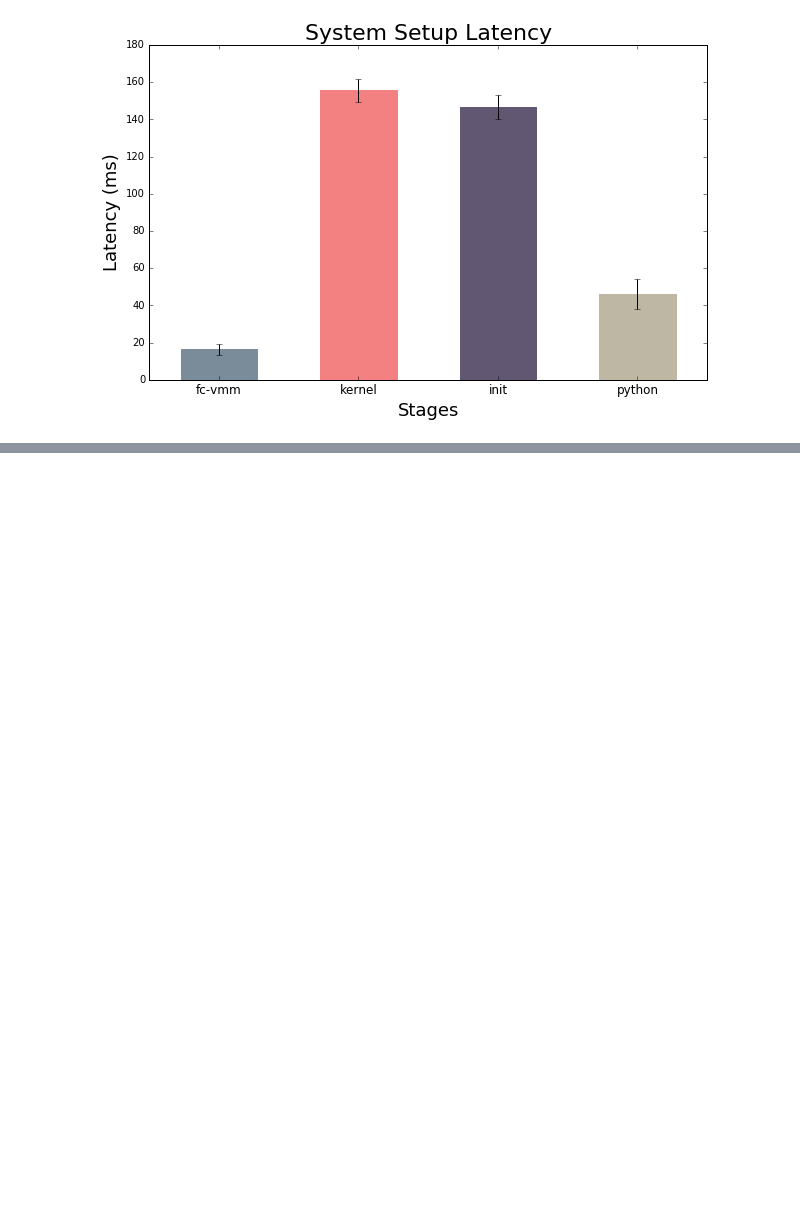
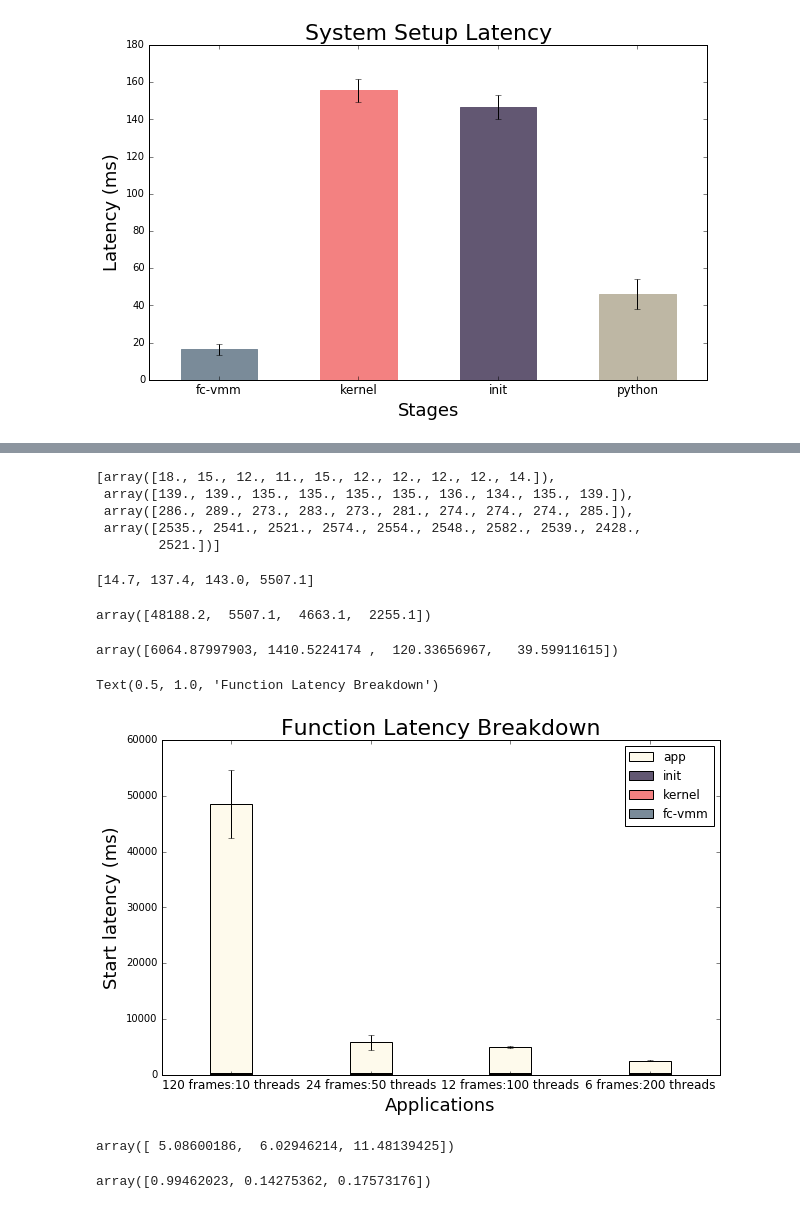
Before and after one commit to princeton-sns/firecracker-tools, a Jupyter notebook: measurements/workload_latency_analysis.ipynb, the cells around one changed output, grey strips where cells are left out. Cells and saved outputs as stored; diff of their text form; code cells hidden in the pictures; blank space fills up the shorter version.

```diff
--- a/measurements/workload_latency_analysis.ipynb
+++ b/measurements/workload_latency_analysis.ipynb
@@ -149,0 +202,8 @@ plt.show()
+# %%
+xc6f
+# %% [output]
+[array([18., 15., 12., 11., 15., 12., 12., 12., 12., 14.]),
+ array([139., 139., 135., 135., 135., 135., 136., 134., 135., 139.]),
+ array([286., 289., 273., 283., 273., 281., 274., 274., 274., 285.]),
+ array([2535., 2541., 2521., 2574., 2554., 2548., 2582., 2539., 2428.,
+        2521.])]
@@ -149,0 +215,48 @@ plt.show()
+# %%
+xc6f = preprocess_l(xc6f)
+xc12f = preprocess_l(xc12f)
+xc24f = preprocess_l(xc24f)
+xc120f = preprocess_l(xc120f)
+# %%
+xc6f_avg = list(map(np.mean, xc6f))
+xc12f_avg = list(map(np.mean, xc12f))
+xc24f_avg = list(map(np.mean, xc24f))
+xc120f_avg = list(map(np.mean, xc120f))
+xc24f_avg
+# %% [output]
+[14.7, 137.4, 143.0, 5507.1]
+# %%
+xc_fcavg = np.array([xc120f_avg[0], xc24f_avg[0], xc12f_avg[0], xc6f_avg[0] ])
+xc_kavg = np.array([xc120f_avg[1], xc24f_avg[1], xc12f_avg[1], xc6f_avg[1] ])
+xc_iavg = np.array([xc120f_avg[2], xc24f_avg[2], xc12f_avg[2], xc6f_avg[2] ])
+xc_aavg = np.array([xc120f_avg[3], xc24f_avg[3], xc12f_avg[3], xc6f_avg[3] ])
+xc_aavg
+# %% [output]
+array([48188.2,  5507.1,  4663.1,  2255.1])
+# %%
+xc_std = np.array([np.std(xc120f[3]), np.std(xc24f[3]),np.std(xc12f[3]),  np.std(xc6f[3])])
+xc_std
+# %% [output]
+array([6064.87997903, 1410.5224174 ,  120.33656967,   39.59911615])
+# %%
+bar_width = 0.3
+
+idx = ['120 frames:10 threads', '24 frames:50 threads', '12 frames:100 threads', '6 frames:200 threads']
+ind = [x for x, _ in enumerate(idx)]
+plt.figure(figsize=(10,6))
+
+plt.bar(ind, xc_aavg,  yerr = xc_std, width=bar_width, label = 'app',color = cwhite, bottom = xc_iavg+xc_kavg+xc_fcavg)
+
+plt.bar(ind, xc_iavg, width=bar_width, label = 'init', color = cpurple, bottom = xc_kavg+xc_fcavg)
+plt.bar(ind, xc_kavg, width=bar_width, label = 'kernel', color = cred, bottom = xc_fcavg)
+plt.bar(ind, xc_fcavg, width=bar_width, label = 'fc-vmm', color = cgray)
+plt.xticks(ind, idx, fontsize=tick_fz)
+plt.ylabel("Start latency (ms)", fontsize=axis_fz)
+plt.xlabel("Applications", fontsize=axis_fz)
+plt.legend(loc = "upper right")
+plt.title("Function Latency Breakdown", fontsize=title_fz)
+
+#plt.show()
+# %% [output]
+Text(0.5, 1.0, 'Function Latency Breakdown')
+[figure, added]
@@ -149,0 +275,8 @@ plt.show()
+# %%
+sys_pctg
+# %% [output]
+array([ 5.08600186,  6.02946214, 11.48139425])
+# %%
+sys_pctg_std
+# %% [output]
+array([0.99462023, 0.14275362, 0.17573176])
```
Also changed, not shown: parts of 14 cells of this notebook, 59 other files.
